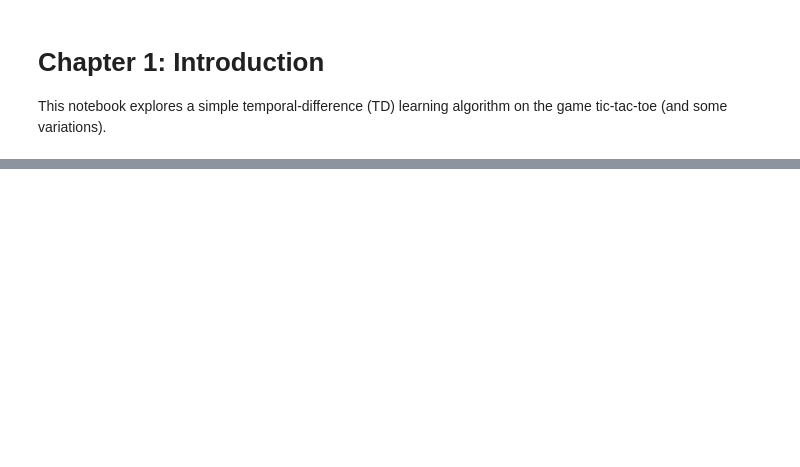
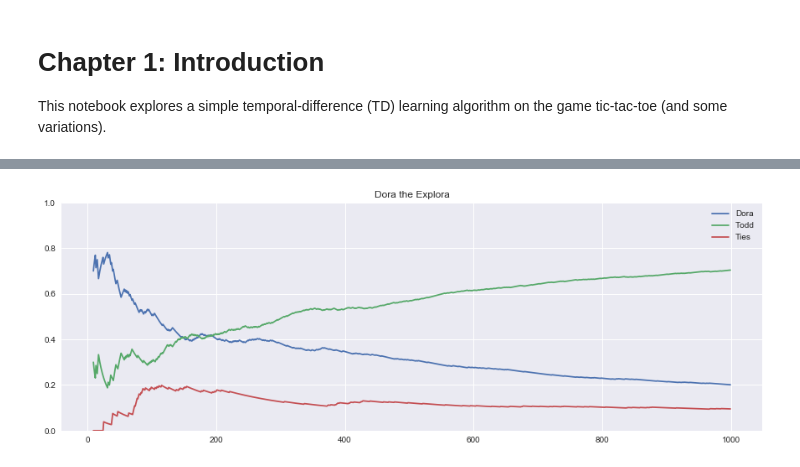
Before and after one commit to ungood/reinforcement-learning, a Jupyter notebook: Chapter 1.ipynb, the cells around one changed output, grey strips where cells are left out. Drawn from its saved outputs; the diff is of its cells as text; code cells hidden in the pictures; blank space fills up the shorter version.

```diff
--- a/Chapter 1.ipynb
+++ b/Chapter 1.ipynb
@@ -463,0 +344,7 @@ evaluate(greedo, todd).plot()
+# %%
+dora = TDAgent(EpsilonGreedy(0.1, learn_from_explore=True), LinearUpdate(0.1, decay=0.9), 'Dora')
+todd.reset()
+series = Matchup(ttt, dora, todd).run_many(1000)
+series.plot('Dora the Explora')
+dora.animate(series.results[-1])
+# %% [output]
@@ -463,0 +352 @@ evaluate(greedo, todd).plot()
+[figure, added]
```
Also changed, not shown: parts of 28 cells of this notebook, 4 other files.
